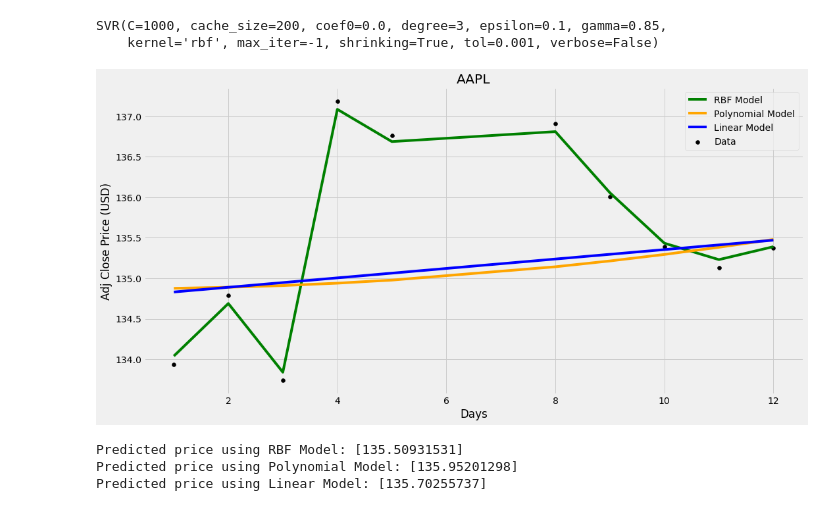
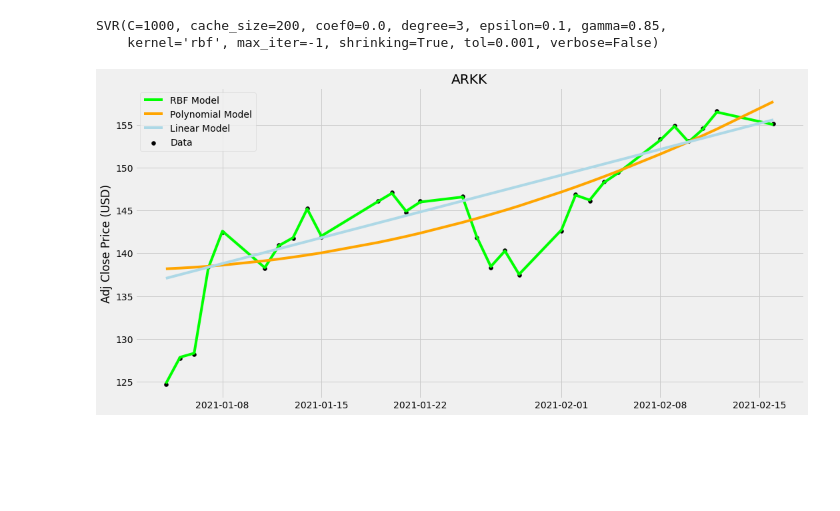
Before and after one commit to kriskirla/AllProjects, a Jupyter notebook: Algotrading/Stock_Forecast_SVM.ipynb, the cells around one changed output. Cells and saved outputs as stored; diff of their text form; code cells hidden in the pictures; blank space fills up the shorter version.

```diff
--- a/Algotrading/Stock_Forecast_SVM.ipynb
+++ b/Algotrading/Stock_Forecast_SVM.ipynb
@@ -14,10 +14,10 @@ from datetime import datetime as dt
 import matplotlib.pyplot as plt
 plt.style.use('fivethirtyeight')
 # %%
-ticker = "AAPL";
+ticker = "ARKK";
 
 # Get data from yahoo finance
-df = yf.download(ticker, start="2021-02-01", end=dt.today().strftime('%Y-%m-%d'))
+df = yf.download(ticker, start="2021-01-01", end=dt.today().strftime('%Y-%m-%d'))
 df
 # %% [output]
 [*********************100%***********************]  1 of 1 completed
@@ -46,7 +52,7 @@ df
 df_days = df.index
 df_adj_close = df.loc[:, 'Adj Close']
 
-days = [[i.day] for i in df_days ]
+days = [[i.dayofyear] for i in df_days ]
 adj_close_price = [float(price) for price in df_adj_close]
 # %%
 # Linear Model
@@ -64,26 +70,13 @@ SVR(C=1000, cache_size=200, coef0=0.0, degree=3, epsilon=0.1, gamma=0.85,
 # %%
 # Plot the models
 plt.figure(figsize=(16,8))
-plt.scatter(days, adj_close_price, color='black', label='Data')
-plt.plot(days, rbf_svr.predict(days), color='green', label='RBF Model')
-plt.plot(days, poly_svr.predict(days), color='orange', label='Polynomial Model')
-plt.plot(days, lin_svr.predict(days), color='blue', label='Linear Model')
+plt.scatter(df.index, adj_close_price, color='black', label='Data')
+plt.plot(df.index, rbf_svr.predict(days), color='lime', label='RBF Model')
+plt.plot(df.index, poly_svr.predict(days), color='orange', label='Polynomial Model')
+plt.plot(df.index, lin_svr.predict(days), color='lightblue', label='Linear Model')
 plt.title(ticker)
-plt.xlabel('Days')
 plt.ylabel('Adj Close Price (USD)')
 plt.legend()
 plt.show()
 # %% [output]
-[figure, old version]
+[figure, new version]
-# %%
-# Test the predicted price for the given day
-day = [[16]]
-
-print(f"Predicted price using RBF Model: {rbf_svr.predict(day)}")
-print(f"Predicted price using Polynomial Model: {poly_svr.predict(day)}")
-print(f"Predicted price using Linear Model: {lin_svr.predict(day)}")
-#print(f"Actual Price: {actual_price.iloc[0]['Adj Close']}")
-# %% [output]
-Predicted price using RBF Model: [135.50931531]
-Predicted price using Polynomial Model: [135.95201298]
-Predicted price using Linear Model: [135.70255737]
```
Also changed, not shown: parts of 2 cells of this notebook.
